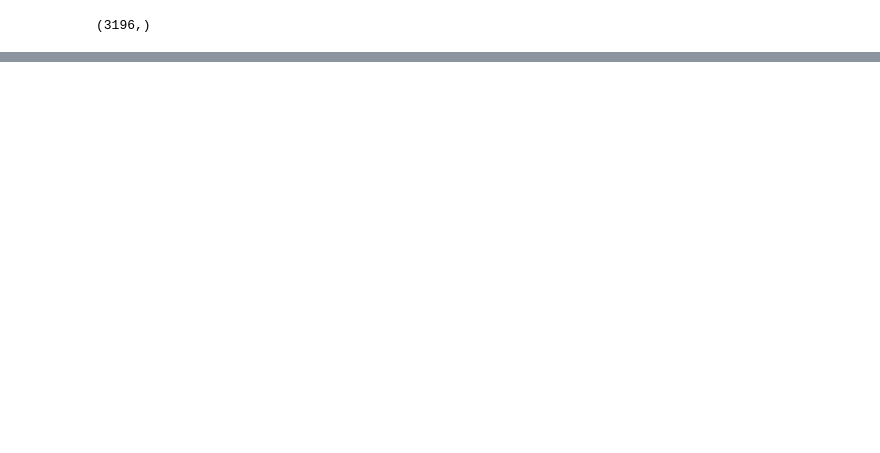
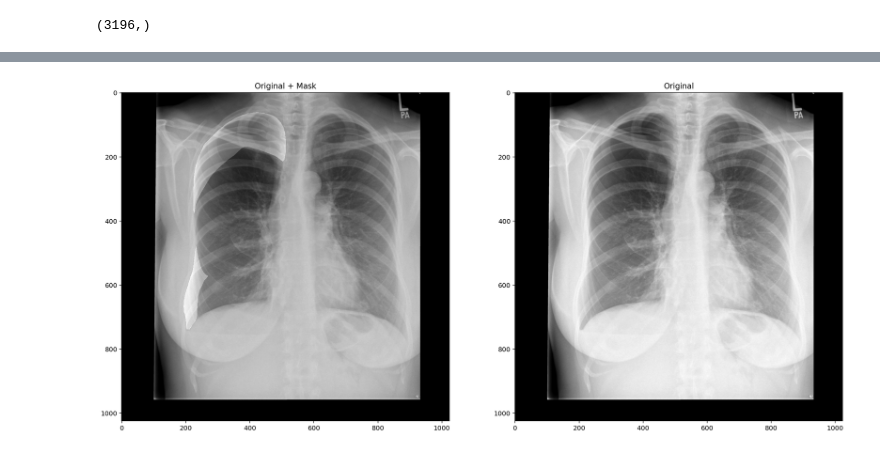
Before and after one commit to Angela-Wang111/DSC-180B-Project, a Jupyter notebook: wk3 decode mask-Copy1.ipynb, the cells around one changed output, grey strips where cells are left out. Saved outputs shown, nothing was run; the diff lists cells and outputs as text; code cells hidden in the pictures; blank space fills up the shorter version.

```diff
--- a/wk3 decode mask-Copy1.ipynb
+++ b/wk3 decode mask-Copy1.ipynb
@@ -162,8 +242,13 @@ df_pos['SOPInstanceUID'].unique().shape
 # %%
-#df_pos['DecodedPixels'] =
-decoded_masks = []
-for pixels in df_pos['EncodedPixels']:
-    one_mask = run_length_decode(pixels)
-    decoded_masks.append(one_mask)
+# specify your image path
+image_path = 'play_data/9.5.27.390211.64.6.7.4.25012056138979.8560871916653.4'
+ds = dicom.dcmread(image_path)
 
-df_pos['DecodedPixels'] = decoded_masks
+fig_size = (20, 20)
+fig, axs = plt.subplots(1, 2, figsize = fig_size)
+axs[0].imshow(ds.pixel_array + 1000 * t_test, cmap = "gray")
+axs[0].title.set_text('Original + Mask')
+axs[1].imshow(ds.pixel_array, cmap = "gray")
+axs[1].title.set_text('Original')
+# %% [output]
+[figure, added]
```
Also changed, not shown: parts of 17 cells of this notebook.
